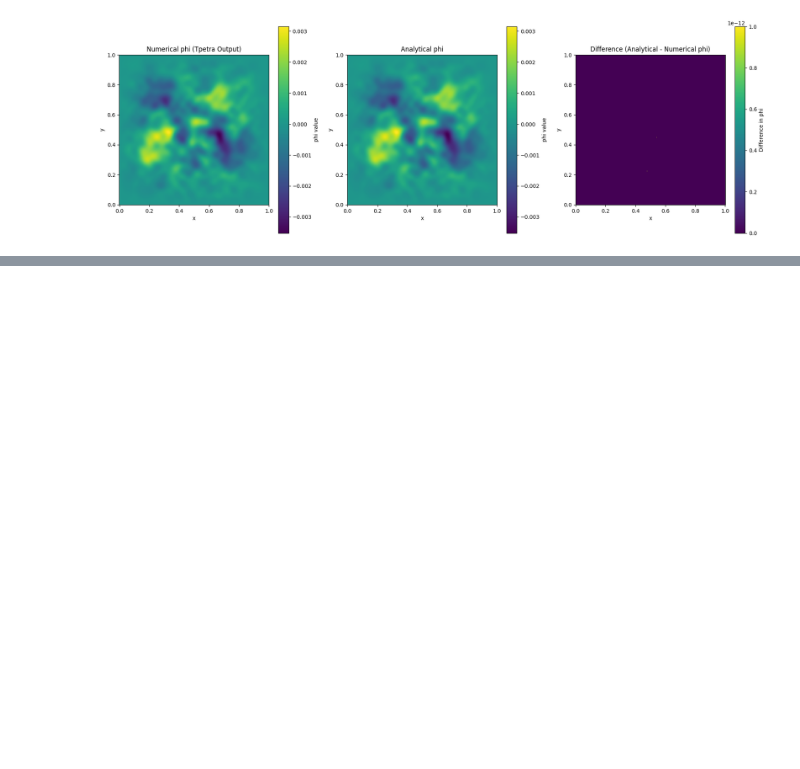
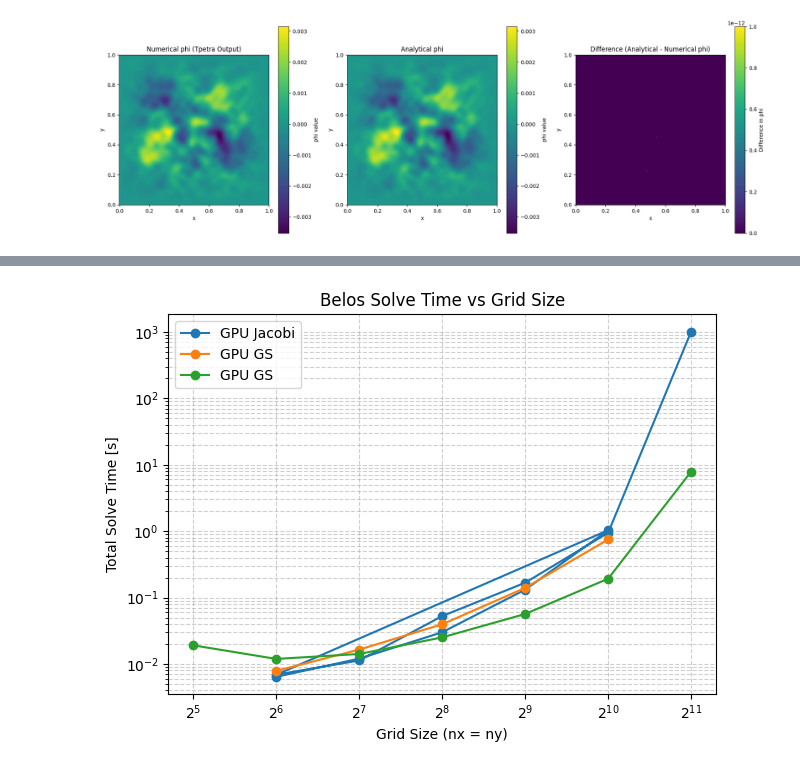
Before and after one commit to mraeth/trilinos_experiments, a Jupyter notebook: plot/analyse.ipynb, the cells around one changed output, grey strips where cells are left out. Drawn from its saved outputs; the diff is of its cells as text; code cells hidden in the pictures; blank space fills up the shorter version.

```diff
--- a/plot/analyse.ipynb
+++ b/plot/analyse.ipynb
@@ -534,7 +539,7 @@ Maximum error in phi: 1.0000000502143058e-12
 solver_performance_data = {solver: [] for solver in SOLVER_TYPES}
 
 for solver_type in SOLVER_TYPES:
-    for inx in range(3,12,1):
+    for inx in range(3,10,1):
 
         nx = 2**inx
         ny = nx
@@ -618,0 +611,51 @@ Solver: CG, Iterations: 6, Final Residual: 7.68439e-11, Solve Time: 16.12 second
+# %%
+import matplotlib.pyplot as plt
+import numpy as np
+
+def plot_solve_times(filepath, label=None, loglog=True):
+    """
+    Plot solve times vs grid sizes from a two-column text file.
+
+    Parameters:
+        filepath (str): Path to the file containing 'grid_size time' lines.
+        label (str, optional): Label for the curve.
+        loglog (bool): If True, use log-log scale. Defaults to True.
+    """
+    try:
+        data = np.loadtxt(filepath)
+    except Exception as e:
+        print(f"Error reading file: {e}")
+        return
+
+    if data.ndim != 2 or data.shape[1] != 2:
+        print("Expected file format: two columns [grid_size time]")
+        return
+
+    grid_sizes, solve_times = data[:, 0], data[:, 1]
+
+    plt.plot(grid_sizes, solve_times, marker='o', label=label)
+
+    if loglog:
+        plt.xscale("log", base=2)
+        plt.yscale("log")
+    else:
+        plt.xscale("linear")
+        plt.yscale("linear")
+
+    plt.xlabel("Grid Size (nx = ny)")
+    plt.ylabel("Total Solve Time [s]")
+    plt.title("Belos Solve Time vs Grid Size")
+    plt.grid(True, which='both', linestyle='--', alpha=0.6)
+
+    if label:
+        plt.legend()
+
+    plt.tight_layout()
+
+# Example usage:
+plot_solve_times("../solving_time.txt", label="GPU Jacobi")
+plot_solve_times("../solving_time_gs.txt", label="GPU GS")
+plot_solve_times("../solving_time_gpu.txt", label="GPU GS")
+# plt.show()
+# %% [output]
+[figure, added]
```
Also changed, not shown: parts of 10 cells of this notebook, 2 other files.
